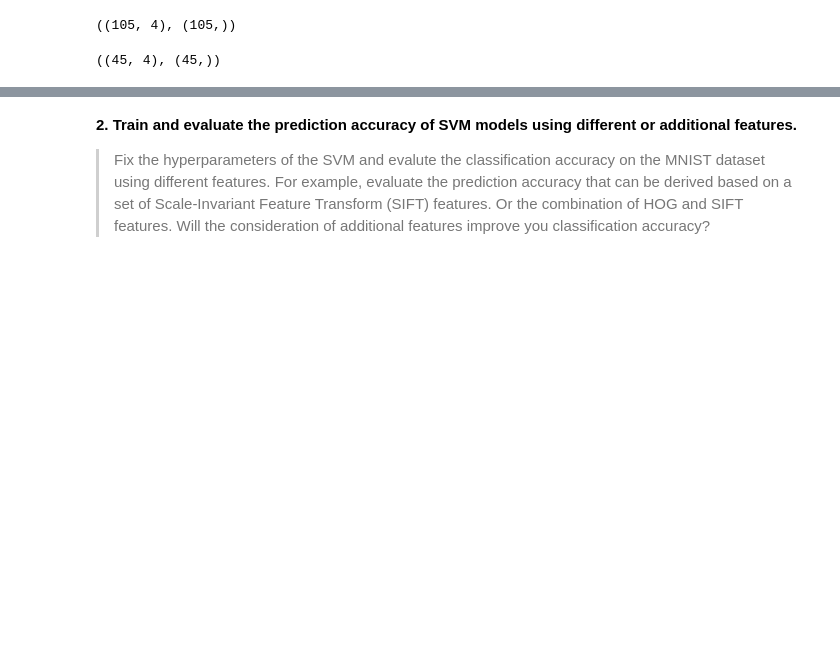
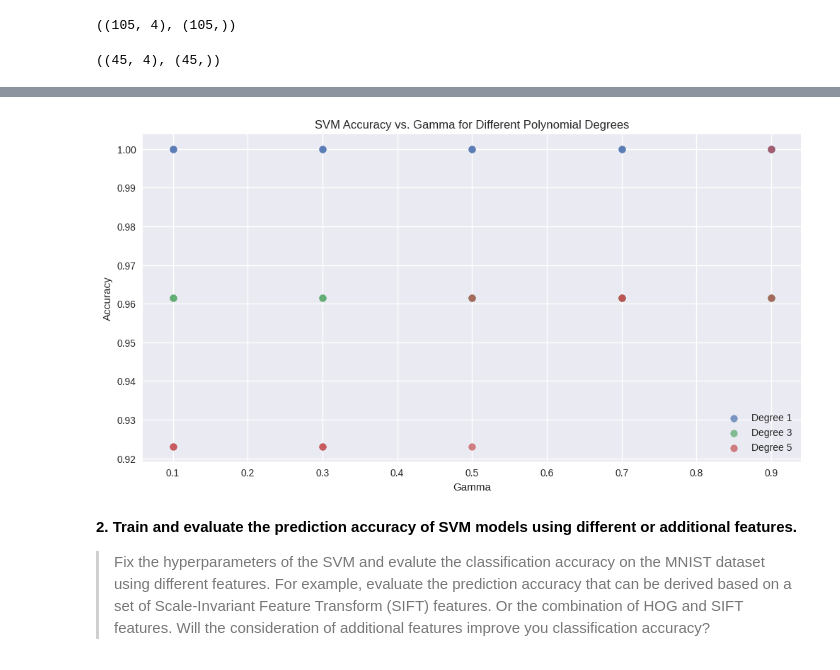
Before and after one commit to RicoStaedeli/ML2025-Lab, a Jupyter notebook: lab_2/lab_2_notebook.ipynb, the cells around one changed output, grey strips where cells are left out. Cells and saved outputs as stored; diff of their text form; code cells hidden in the pictures; blank space fills up the shorter version.

```diff
--- a/lab_2/lab_2_notebook.ipynb
+++ b/lab_2/lab_2_notebook.ipynb
@@ -1147,12 +1132,0 @@ svm_models
-# %%
-from sklearn.metrics import accuracy_score
-data_eval =  list(["C","Gamma","Kernel","Degree", "Accuracy"])
-
-for model in svm_models:
-  y_pred = model.predict(x_eval_kernel)
-  accuracy = accuracy_score(y_eval_kernel, y_pred)
-
-  data_eval.append([model.C,model.gamma,model.kernel,model.degree,accuracy])
-
-
-  print(f'Model: {model}: Accuracy: {accuracy:.4f}')
@@ -1178,0 +1137,7 @@ data_eval
+# %%
+import numpy as np
+
+x_train_kernel = np.array(x_train_kernel)
+y_train_kernel = np.array(y_train_kernel)
+x_eval_kernel = np.array(x_eval_kernel)
+y_eval_kernel = np.array(y_eval_kernel)
@@ -1178,0 +1174,2 @@ data_eval
+# %%
+df_results = pd.DataFrame(results, columns=["C", "gamma", "kernel", "degree", "coef", "accuracy"])
@@ -1179,3 +1218,27 @@ data_eval
+# %%
+import matplotlib.pyplot as plt
+import pandas as pd
+
+
+# Create a figure for plotting
+plt.figure(figsize=(12, 6))
+
+# Scatter plot of accuracy vs gamma, colored by degree
+for degree in df_results["degree"].unique():
+    subset = df_results[df_results["degree"] == degree]
+    plt.scatter(subset["gamma"], subset["accuracy"], label=f"Degree {degree}", alpha=0.7)
+
+# Formatting the plot
+plt.xlabel("Gamma")
+plt.ylabel("Accuracy")
+plt.title("SVM Accuracy vs. Gamma for Different Polynomial Degrees")
+plt.legend()
+plt.grid(True)
+
+# Show the plot
+plt.show()
+# %% [output]
+[figure, added]
 # %% [markdown]
 **2. Train and evaluate the prediction accuracy of SVM models using different or additional features.**
 
```
Also changed, not shown: parts of 21 cells of this notebook.
